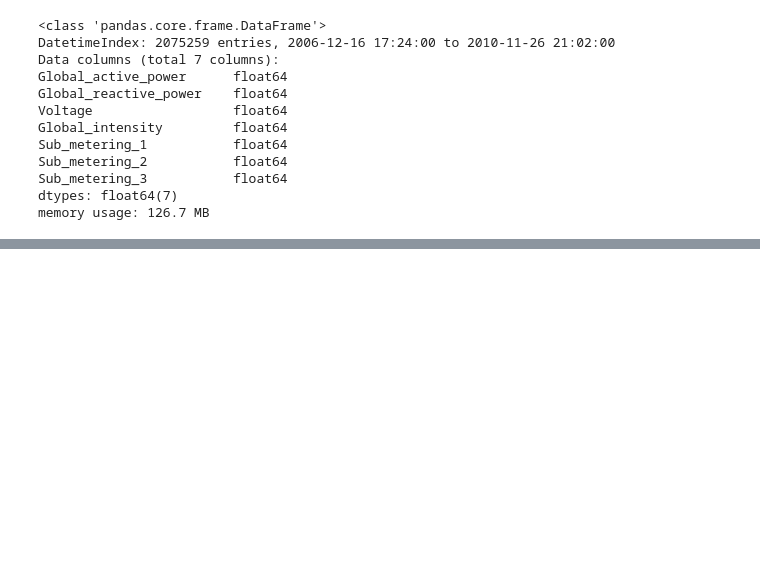
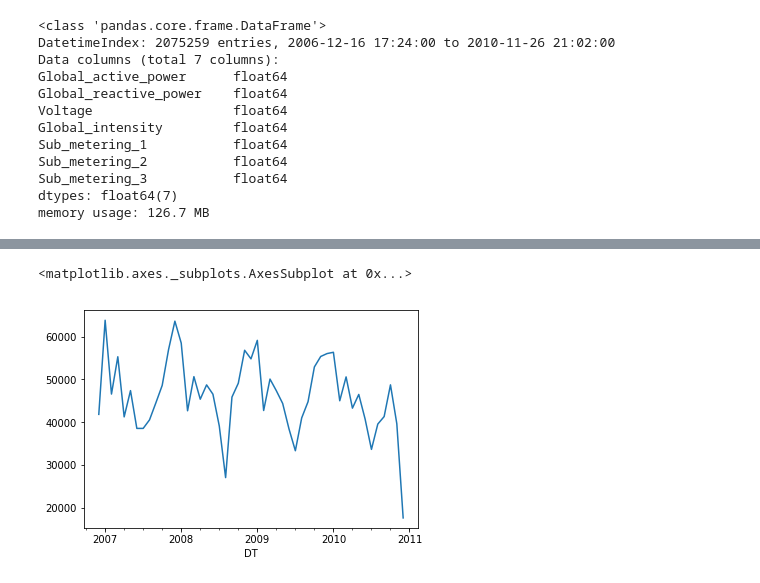
Before and after one commit to divya-nk/data-challenges, a Jupyter notebook: Untitled.ipynb, the cells around one changed output, grey strips where cells are left out. Cells and saved outputs as stored; diff of their text form; code cells hidden in the pictures; blank space fills up the shorter version.

```diff
--- a/Untitled.ipynb
+++ b/Untitled.ipynb
@@ -171,0 +177,4 @@ memory usage: 126.7 MB
+# %%
+#Too many rows, let's resample the dataset to reflect monthly consumption:
+data_monthly = data3[['Global_active_power']].resample('M').sum()
+data_monthly.head()
@@ -171,0 +189,5 @@ memory usage: 126.7 MB
+# %%
+data_monthly['Global_active_power'].plot()
+# %% [output]
+<matplotlib.axes._subplots.AxesSubplot at 0x...>
+[figure, added]
```
Also changed, not shown: parts of 3 cells of this notebook.
